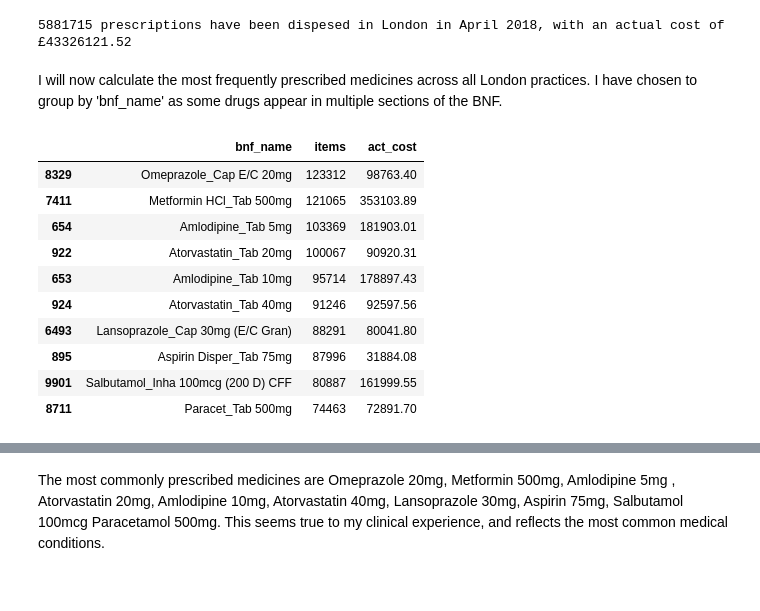
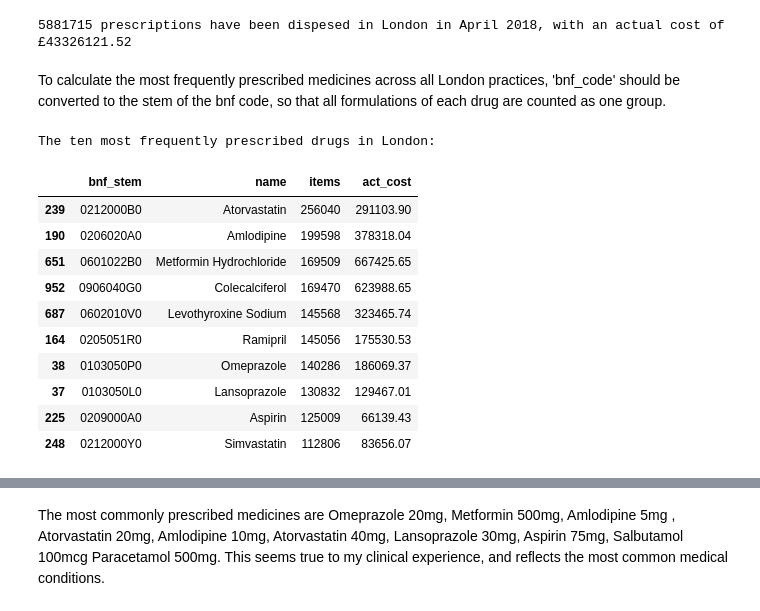
Before and after one commit to gtdalton/Health-Data-Science-MSc, a Jupyter notebook: General Practice Prescribing.ipynb, the cells around one changed output, grey strips where cells are left out. Cells and saved outputs as stored; diff of their text form; code cells hidden in the pictures.

```diff
--- a/General Practice Prescribing.ipynb
+++ b/General Practice Prescribing.ipynb
@@ -30,24 +31,31 @@ local_path = "/Users/tom/Documents/datasci/DMHR/Assignment/"
 registration_file = 'gp-reg-pat-prac-all.csv'
 practice_file = 'T201804ADDR+BNFT.CSV'
 prescribing_file = 'T201804PDPI+BNFT.CSV'
+pharm_file = 'T201804CHEM+SUBS.CSV'
 
 reg_url = 'https://files.digital.nhs.uk/71/B59D99/'
 pract_url = 'https://files.digital.nhs.uk/20/09E30B/'
 presc_url = 'https://files.digital.nhs.uk/38/03EC1C/'
+pharm_url = 'https://files.digital.nhs.uk/79/6D58A8/'
 
-prescribing_cols = ['sha', 'pct', 'practice_code', 'bnf_code', 'bnf_name', 'items', 'nic', 'act_cost', 'quantity', 'period']
+prescribing_cols = ['sha', 'pct', 'practice_code', 'bnf_code', 'bnf_name', 'items', 'nic', 'act_cost', \
+                    'quantity', 'period']
 practice_cols = ['time_period', 'practice_code', 'practice_name', 'practice_organization', 'street', 'city',
     'area', 'postcode']
+pharm_cols = ['chem_sub','name','drop1','drop2']
 
 # To load locally saved files, they should be saved in path set with 'local_path' and with the default file names
 try:
     registrations_df = pd.read_csv(local_path+registration_file, index_col= False)
     practice_df = pd.read_csv(local_path+practice_file, header=None, names=practice_cols, index_col=False)
     prescribing_df = pd.read_csv(local_path+prescribing_file, names=prescribing_cols, skiprows=1, index_col= False)
+    pharm_df = pd.read_csv(local_path+pharm_file, skiprows=1, names=pharm_cols, index_col=False)
+
 
 except FileNotFoundError:
     registrations_df = pd.read_csv(reg_url+registration_file, index_col= False)
     practice_df =      pd.read_csv(pract_url+practice_file, header=None, names=practice_cols, index_col=False)
     prescribing_df =   pd.read_csv(presc_url+prescribing_file, names=prescribing_cols, skiprows=1, index_col= False)
+    pharm_df = pd.read_csv(phrm_url+pharm_file, skiprows=1, names=pharm_cols, index_col=False)
 # %% [markdown]
 After importing the databases, they require some reformatting.  Column names are standardized and white space around the textual data is stripped.
@@ -54,12 +70,5 @@ After importing the databases, they require some reformatting.  Column names are
 # %%
-#rename columns with lower case indexes.  rename code to practice_code
-registrations_df.columns = registrations_df.columns.str.lower()
-registrations_df.rename(columns={'code':'practice_code'},inplace = True)
-print(registrations_df.head)
-
-print("Before processing, data appears as:'"+practice_df['city'][50]+"'" )
-
-#Strip white space from data in all columns of type object (ie strings)
+# Strip white space from data in all columns of type object (ie strings)
 for column in prescribing_df.columns:
     if prescribing_df[column].dtype == 'object':
         prescribing_df[column] = prescribing_df[column].str.strip()
@@ -71,4 +80,8 @@ for column in practice_df.columns:
         else:
             practice_df[column] = practice_df[column].str.title()
 print("After processing, data appears as:'"+practice_df['city'][50]+"'" )
+
+pharm_df.columns = ['chem_sub','name','drop1','drop2']
+pharm_df = pharm_df.drop(['drop1','drop2'], axis=1)
+pharm_df.name = pharm_df.name.str.strip(' .')
 # %% [output]
@@ -255,6 +275,9 @@ print('Of these %s practices, %s have patients registered.\nThis totals %s patie
 # %% [output]
 Of these 930 practices, 747 have patients registered.
 This totals 5841956 patients in London
+# %%
+#Create a BNF_stem column in the prescribing database (first 9 characters of code)
+prescribing_df['bnf_stem'] = prescribing_df['bnf_code'].str[:9]
 # %%
 # Create a subset of the prescribing_df for london practices
 lond_prescribing_df = prescribing_df[prescribing_df['practice_code'].isin(lond_practice_df['practice_code'])]
@@ -277,27 +300,33 @@ print("%s prescriptions have been dispesed in London in April 2018, with an actu
      %(num_lond_prescriptions,act_cost_lond))
 # %% [output]
 5881715 prescriptions have been dispesed in London in April 2018, with an actual cost of £43326121.52
-# %% [markdown]
-I will now calculate the most frequently prescribed medicines across all London practices.  I have chosen to group by 'bnf_name' as some drugs appear in multiple sections of the BNF.
+# %% [markdown]
+To calculate the most frequently prescribed medicines across all London practices, 'bnf_code' should be converted to the stem of the bnf code, so that all formulations of each drug are counted as one group.
 # %%
 # Create a dataframe just with columns of interest
-lond_totals = lond_prescribing_df[['bnf_name','items','act_cost']]
+lond_totals = lond_prescribing_df[['bnf_stem','items','act_cost']]
 
-# Calculate total items
-lond_totals = lond_totals.groupby(['bnf_name']).sum().reset_index()
+lond_totals = pd.merge(lond_prescribing_df[['bnf_stem','items','act_cost']], pharm_df, left_on='bnf_stem',\
+                       right_on='chem_sub').drop('chem_sub', axis=1)
 
-#sort by total items
+# # Calculate total items
+lond_totals = lond_totals.groupby(['bnf_stem','name']).sum().reset_index()
+
+# #sort by total items
 lond_totals = lond_totals.sort_values(by='items',ascending=False)
+lond_top_ten = list(lond_totals.name[0:10])
+print('The ten most frequently prescribed drugs in London:')
 lond_totals.head(10)
 # %% [output]
+The ten most frequently prescribed drugs in London:
-|  | bnf_name | items | act_cost |
-| 8329 | Omeprazole_Cap E/C 20mg | 123312 | 98763.40 |
-| 7411 | Metformin HCl_Tab 500mg | 121065 | 353103.89 |
-| 654 | Amlodipine_Tab 5mg | 103369 | 181903.01 |
-| 922 | Atorvastatin_Tab 20mg | 100067 | 90920.31 |
-| 653 | Amlodipine_Tab 10mg | 95714 | 178897.43 |
-| 924 | Atorvastatin_Tab 40mg | 91246 | 92597.56 |
-| 6493 | Lansoprazole_Cap 30mg (E/C Gran) | 88291 | 80041.80 |
-| 895 | Aspirin Disper_Tab 75mg | 87996 | 31884.08 |
-| 9901 | Salbutamol_Inha 100mcg (200 D) CFF | 80887 | 161999.55 |
-| 8711 | Paracet_Tab 500mg | 74463 | 72891.70 |
+|  | bnf_stem | name | items | act_cost |
+| 239 | 0212000B0 | Atorvastatin | 256040 | 291103.90 |
+| 190 | 0206020A0 | Amlodipine | 199598 | 378318.04 |
+| 651 | 0601022B0 | Metformin Hydrochloride | 169509 | 667425.65 |
+| 952 | 0906040G0 | Colecalciferol | 169470 | 623988.65 |
+| 687 | 0602010V0 | Levothyroxine Sodium | 145568 | 323465.74 |
+| 164 | 0205051R0 | Ramipril | 145056 | 175530.53 |
+| 38 | 0103050P0 | Omeprazole | 140286 | 186069.37 |
+| 37 | 0103050L0 | Lansoprazole | 130832 | 129467.01 |
+| 225 | 0209000A0 | Aspirin | 125009 | 66139.43 |
+| 248 | 0212000Y0 | Simvastatin | 112806 | 83656.07 |
```
Also changed, not shown: parts of 15 cells of this notebook.
